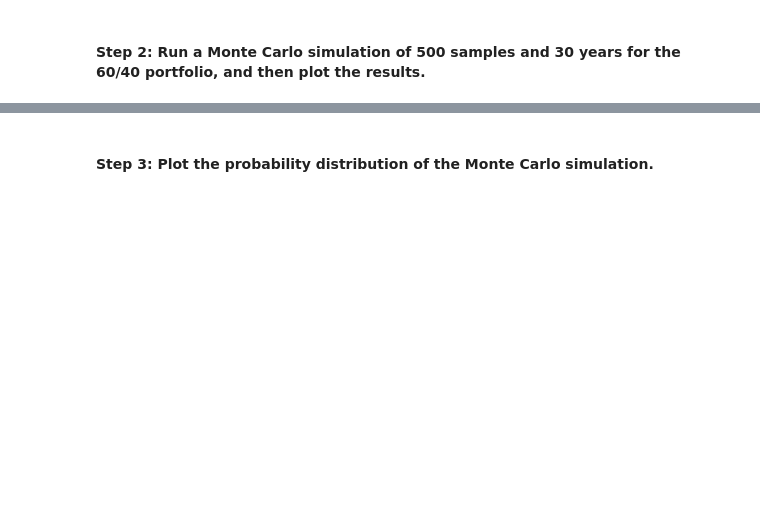
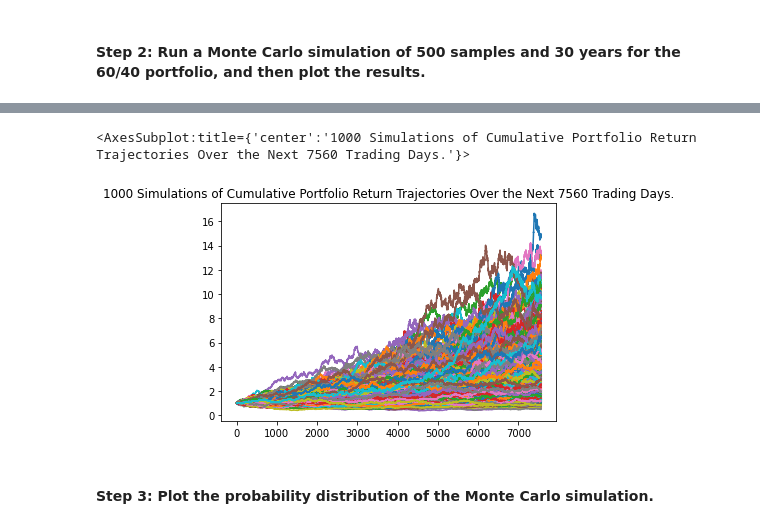
Before and after one commit to Latnid/Module_Challenges, a Jupyter notebook: 5/Starter_Code/financial_planning_tools.ipynb, the cells around one changed output, grey strips where cells are left out. Cells and saved outputs as stored; diff of their text form; code cells hidden in the pictures; blank space fills up the shorter version.

```diff
--- a/5/Starter_Code/financial_planning_tools.ipynb
+++ b/5/Starter_Code/financial_planning_tools.ipynb
@@ -409,21 +423,28 @@ In this section, you’ll use the MCForecastTools library to create a Monte Carl
 # Set start and end dates of 3 years back from your current date
 # Alternatively, you can use an end date of 2020-08-07 and work 3 years back from that date
 # YOUR CODE HERE
-# YOUR CODE HERE
+start_date_2='2019-08-07'
+end_date_2='2022-08-07'
 # %%
 # Use the Alpaca get_bars function to make the API call to get the 3 years worth of pricing data
 # The tickers and timeframe parameters should have been set in Part 1 of this activity
 # The start and end dates should be updated with the information set above
 # Remember to add the df property to the end of the call so the response is returned as a DataFrame
-# YOUR CODE HERE
+prices_df_2=alpaca.get_bars(
+    tickers,
+    timeframe,
+    start=start_date_2,
+    end=end_date_2
+).df
 
 # Reorganize the DataFrame
 # Separate ticker data
-# YOUR CODE HERE
+SPY_2=prices_df_2[prices_df_2['symbol']=='SPY'].drop('symbol',axis=1)
+AGG_2=prices_df_2[prices_df_2['symbol']=='AGG'].drop('symbol',axis=1)
 
 # Concatenate the ticker DataFrames
-# YOUR CODE HERE
+prices_df_2=pd.concat([SPY_2,AGG_2],axis=1, keys=['SPY','AGG'])
 
 # Display both the first and last five rows of the DataFrame
-# YOUR CODE HERE
-# YOUR CODE HERE
+display(prices_df_2.head())
+display(prices_df_2.tail())
@@ -433,7 +471,13 @@ In this section, you’ll use the MCForecastTools library to create a Monte Carl
 # Configure the Monte Carlo simulation to forecast 30 years cumulative returns
 # The weights should be split 40% to AGG and 60% to SPY.
 # Run 500 samples.
-# YOUR CODE HERE
+MC_30_years= MCSimulation(
+    portfolio_data=prices_df_2,
+    weights=[.40,.60],
+    num_simulation=1000,
+    num_trading_days=252*30
+
+)
 
 # Review the simulation input data
-# YOUR CODE HERE
+MC_30_years.portfolio_data.head()
@@ -443,7 +527,10 @@ In this section, you’ll use the MCForecastTools library to create a Monte Carl
 # %%
 # Visualize the 30-year Monte Carlo simulation by creating an
 # overlay line plot
-# YOUR CODE HERE
+MC_30_years.plot_simulation()
+# %% [output]
+<AxesSubplot:title={'center':'1000 Simulations of Cumulative Portfolio Return Trajectories Over the Next 7560 Trading Days.'}>
+[figure, added]
 # %% [markdown]
 #### Step 3: Plot the probability distribution of the Monte Carlo simulation.
 # %%
```
Also changed, not shown: parts of 30 cells of this notebook.
